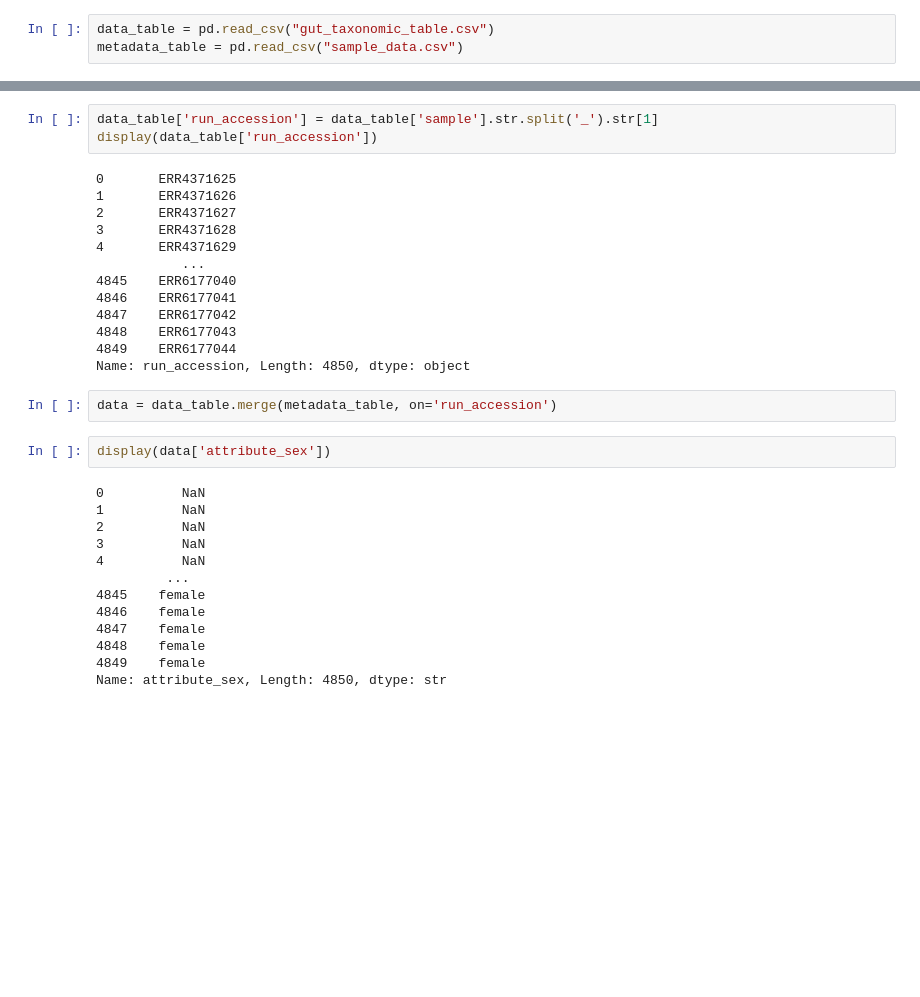
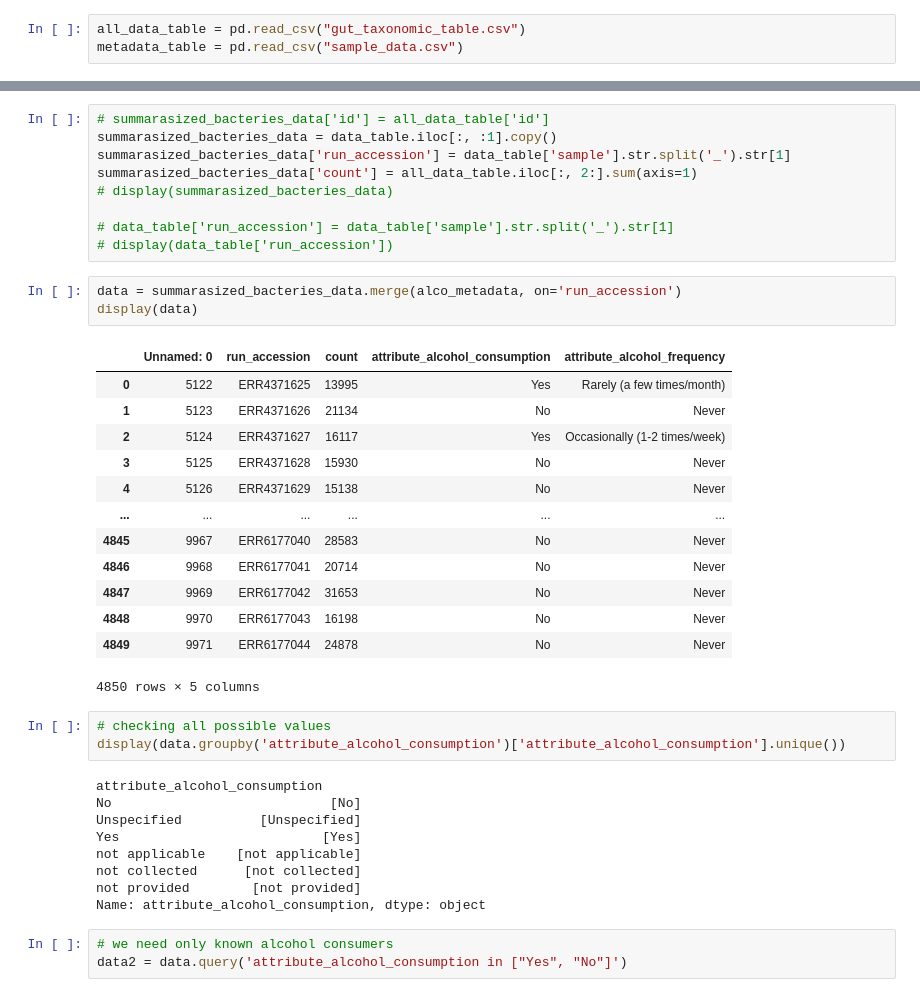
Before and after one commit to rredkovich/uniba_dataviz_project, a Jupyter notebook: Untitled.ipynb, the cells around one changed output, grey strips where cells are left out. Saved outputs shown, nothing was run; the diff lists cells and outputs as text; blank space fills up the shorter version.

```diff
--- a/Untitled.ipynb
+++ b/Untitled.ipynb
@@ -3,3 +4,3 @@ import pandas as pd
 # %%
-data_table = pd.read_csv("gut_taxonomic_table.csv")
+all_data_table = pd.read_csv("gut_taxonomic_table.csv")
 metadata_table = pd.read_csv("sample_data.csv")
@@ -6,33 +11,41 @@ metadata_table = pd.read_csv("sample_data.csv")
 # %%
-data_table['run_accession'] = data_table['sample'].str.split('_').str[1]
-display(data_table['run_accession'])
+# summarasized_bacteries_data['id'] = all_data_table['id']
+summarasized_bacteries_data = data_table.iloc[:, :1].copy()
+summarasized_bacteries_data['run_accession'] = data_table['sample'].str.split('_').str[1]
+summarasized_bacteries_data['count'] = all_data_table.iloc[:, 2:].sum(axis=1)
+# display(summarasized_bacteries_data)
+
+# data_table['run_accession'] = data_table['sample'].str.split('_').str[1]
+# display(data_table['run_accession'])
-# %% [output]
-0       ERR4371625
-1       ERR4371626
-2       ERR4371627
-3       ERR4371628
-4       ERR4371629
-           ...
-4845    ERR6177040
-4846    ERR6177041
-4847    ERR6177042
-4848    ERR6177043
-4849    ERR6177044
-Name: run_accession, Length: 4850, dtype: object
 # %%
-data = data_table.merge(metadata_table, on='run_accession')
+data = summarasized_bacteries_data.merge(alco_metadata, on='run_accession')
+display(data)
+# %% [output]
+|  | Unnamed: 0 | run_accession | count | attribute_alcohol_consumption | attribute_alcohol_frequency |
+| 0 | 5122 | ERR4371625 | 13995 | Yes | Rarely (a few times/month) |
+| 1 | 5123 | ERR4371626 | 21134 | No | Never |
+| 2 | 5124 | ERR4371627 | 16117 | Yes | Occasionally (1-2 times/week) |
+| 3 | 5125 | ERR4371628 | 15930 | No | Never |
+| 4 | 5126 | ERR4371629 | 15138 | No | Never |
+| ... | ... | ... | ... | ... | ... |
+| 4845 | 9967 | ERR6177040 | 28583 | No | Never |
+| 4846 | 9968 | ERR6177041 | 20714 | No | Never |
+| 4847 | 9969 | ERR6177042 | 31653 | No | Never |
+| 4848 | 9970 | ERR6177043 | 16198 | No | Never |
+| 4849 | 9971 | ERR6177044 | 24878 | No | Never |
+4850 rows × 5 columns
 # %%
-display(data['attribute_sex'])
+# checking all possible values
+display(data.groupby('attribute_alcohol_consumption')['attribute_alcohol_consumption'].unique())
 # %% [output]
-0          NaN
-1          NaN
-2          NaN
-3          NaN
-4          NaN
-         ...
-4845    female
-4846    female
-4847    female
-4848    female
-4849    female
-Name: attribute_sex, Length: 4850, dtype: str
+attribute_alcohol_consumption
+No                            [No]
+Unspecified          [Unspecified]
+Yes                          [Yes]
+not applicable    [not applicable]
+not collected      [not collected]
+not provided        [not provided]
+Name: attribute_alcohol_consumption, dtype: object
+# %%
+# we need only known alcohol consumers
+data2 = data.query('attribute_alcohol_consumption in ["Yes", "No"]')
```
Also changed, not shown: parts of 4 cells of this notebook.
